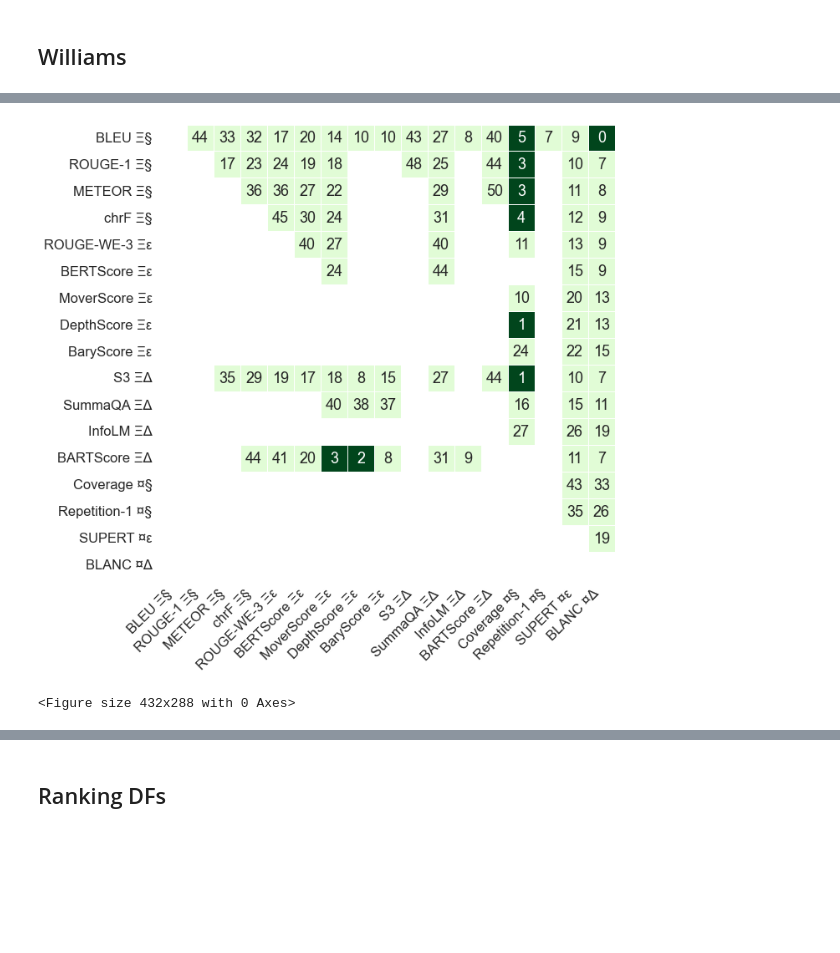
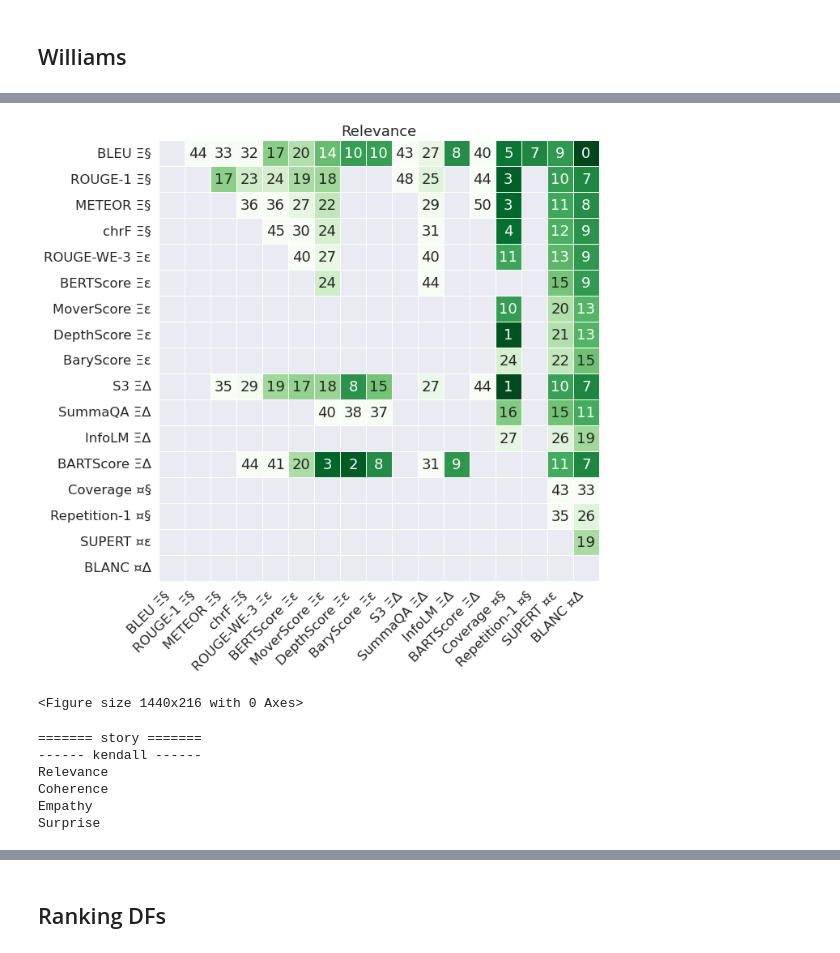
Before and after one commit to dig-team/hanna-benchmark-asg, a Jupyter notebook: data_visualization_original.ipynb, the cells around one changed output, grey strips where cells are left out. Saved outputs shown, nothing was run; the diff lists cells and outputs as text; code cells hidden in the pictures; blank space fills up the shorter version.

```diff
--- a/data_visualization_original.ipynb
+++ b/data_visualization_original.ipynb
@@ -496,6 +586,6 @@ if CRITERIA_HEATMAPS_ALL:
 # %%
 # METRICS_FILTERED and CRITERIA
-METRICS_FILTERED_CRITERIA_HEATMAPS_ALL = False
+METRICS_FILTERED_CRITERIA_HEATMAPS_ALL = True
 if METRICS_FILTERED_CRITERIA_HEATMAPS_ALL:
     for correlation_type in CORRELATION_TYPES:
         print("======= {} =======".format(correlation_type))
@@ -507,4 +597,4 @@ if METRICS_FILTERED_CRITERIA_HEATMAPS_ALL:
                                   xticklabels=METRICS_FILTERED_LABELS,
                                   yticklabels=CRITERIA_LABELS+["Avg"],
                                   use_mask=True, font_scale=2.5, figsize=(13,5),
-                                  savepath=None)
+                                  savepath="mixed_filtered")
@@ -511,6 +616,6 @@ if METRICS_FILTERED_CRITERIA_HEATMAPS_ALL:
 # %%
 # METRICS and CRITERIA
-METRICS_CRITERIA_HEATMAPS_ALL = False
+METRICS_CRITERIA_HEATMAPS_ALL = True
 if METRICS_CRITERIA_HEATMAPS_ALL:
     for correlation_type in CORRELATION_TYPES:
         print("======= {} =======".format(correlation_type))
@@ -518,8 +623,8 @@ if METRICS_CRITERIA_HEATMAPS_ALL:
             print("------ {} ------".format(Kstr))
             print_correlation_heatmap(correlation_type, Kstr, df=METRICS_DF_NO_HUMAN,
                                   metrics_subset1=CRITERIA,
-                                  metrics_subset2=METRICS_LABELS,
-                                  xticklabels=METRICS_LABELS,
+                                  metrics_subset2=METRICS,
+                                  xticklabels=METRICS,
                                   yticklabels=CRITERIA_LABELS+["Avg"],
-                                  use_mask=True, font_scale=1.8, figsize=(30,7),
-                                  savepath=None)
+                                  use_mask=True, font_scale=1.6, figsize=(30,7),
+                                  savepath="mixed")
@@ -585,8 +705,8 @@ def get_williams_matrices(correlation_type, Kstr, metric1, df=METRICS_DF_NO_HUMA
         for j, metric3 in enumerate(labels[:i]):
             if correlation_type == "system":
                 n = data1.shape[1]
-            elif correlation_type == "summary":
-                n = data1.shape[0]
+            elif correlation_type == "story":
+                n = data1.shape[0] * data1.shape[1]
             else:
                 n = np.min([
                         get_correlation(correlation_type, Kstr, metric1, metric2, df=df, return_length=True)[1],
@@ -631,19 +772,26 @@ def get_williams_matrices(correlation_type, Kstr, metric1, df=METRICS_DF_NO_HUMA
 # %%
-def print_significance_heatmap(williams_p, labels=METRICS, font_scale=1.5, figsize=(40,40), save_path=None):
+def print_significance_heatmap(williams_p, criterion, labels=METRICS, font_scale=1.5, figsize=(40,40), bh=True, save_path=None):
+    if bh == True:
+        williams_p2 = false_discovery_control2(williams_p, axis=None).reshape(williams_p.shape)
+        williams_p = williams_p2
     sns.set(font_scale=font_scale)
     n = len(williams_p)
     fig, ax = plt.subplots(figsize=figsize)
-    eps = 1e-20
-    boundaries = [0, eps, 0.05, 1]
-    colors = ["#FFFFFF", "#00441B", "#e1fcd6"]
-    norm = matplotlib.colors.BoundaryNorm(boundaries=boundaries, ncolors=256)
-    cmap = matplotlib.colors.LinearSegmentedColormap.from_list("", colors)
+    # eps = 1e-20
+    # boundaries = [0, eps, 0.05, 1]
+    # colors = ["#FFFFFF", "#00441B", "#e1fcd6"]
+    # norm = matplotlib.colors.BoundaryNorm(boundaries=boundaries, ncolors=256)
+    # cmap = matplotlib.colors.LinearSegmentedColormap.from_list("", colors)
+    cmap = matplotlib.colormaps["Greens_r"]
     annot = np.array([["{}".format(int(np.round(100*williams_p[i][j]))) if not (williams_p[i][j] == 0 or np.isnan(williams_p[i][j])) else "" for j in range(n) ] for i in range(n)])
-    mask = np.isnan(williams_p)
-    sns.heatmap(pd.DataFrame(williams_p, index=labels[:n], columns=labels[:n]), mask=mask, linewidths=.5, annot=annot, square=True, fmt='', cmap=cmap, norm=norm, cbar=False, ax=ax)
+    mask = np.isnan(williams_p) | (williams_p == 0)
+    # sns.heatmap(pd.DataFrame(williams_p, index=labels[:n], columns=labels[:n]), mask=mask, linewidths=.5, annot=annot, square=True, fmt='', cmap=cmap, norm=norm, cbar=False, ax=ax)
+    sns.heatmap(pd.DataFrame(williams_p, index=labels[:n], columns=labels[:n]), vmin=0, vmax=0.3, mask=mask, linewidths=.5, annot=annot, square=True, fmt='', cmap=cmap, cbar=False, ax=ax)
     plt.xticks(rotation=45, ha="right")
+    plt.title(criterion)
     if save_path is None:
         plt.show()
     else:
         fig.savefig(save_path, bbox_inches='tight')
+        fig.savefig(save_path+".pdf", format='pdf', bbox_inches='tight')
     plt.clf()
@@ -650,17 +804,24 @@ def print_significance_heatmap(williams_p, labels=METRICS, font_scale=1.5, figsi
 # %%
 williams_t, williams_p = get_williams_matrices("system", "pearson", "Relevance", df=METRICS_DF_NO_HUMAN, labels=METRICS_FILTERED, verbose1=False, verbose2=False)
-print_significance_heatmap(williams_p, labels=METRICS_FILTERED_LABELS, font_scale=1.5, figsize=(10,10))
+print_significance_heatmap(williams_p, "Relevance", labels=METRICS_FILTERED_LABELS, font_scale=1.5, figsize=(10,10), bh=False)
 # %% [output]
-[figure, old version]
+[figure, new version]
-<Figure size 432x288 with 0 Axes>
+<Figure size 1440x216 with 0 Axes>
 # %%
-WILLIAMS_ALL = False
+WILLIAMS_ALL = True
 if WILLIAMS_ALL:
     for correlation_type in CORRELATION_TYPES:
         print("======= {} =======".format(correlation_type))
-        for Kstr in CORRELATIONS:
+        for Kstr in ["kendall"]:
             print("------ {} ------".format(Kstr))
             for criterion in CRITERIA:
                 print(criterion)
-                williams_t, williams_p = get_williams_matrices(correlation_type, KStr, criterion, verbose1=False, verbose2=False)
-                print_significance_heatmap(williams_p, save_path="figures/williams_{}_{}_{}".format(correlation_type, KStr, criterion))
+                williams_t, williams_p = get_williams_matrices(correlation_type, Kstr, criterion, verbose1=False, verbose2=False)
+                print_significance_heatmap(williams_p, criterion, save_path="figures2/williams_{}_{}_{}".format(correlation_type, Kstr, criterion))
+# %% [output]
+======= story =======
+------ kendall ------
+Relevance
+Coherence
+Empathy
+Surprise
```
Also changed, not shown: parts of 29 cells of this notebook, 36 other files.
